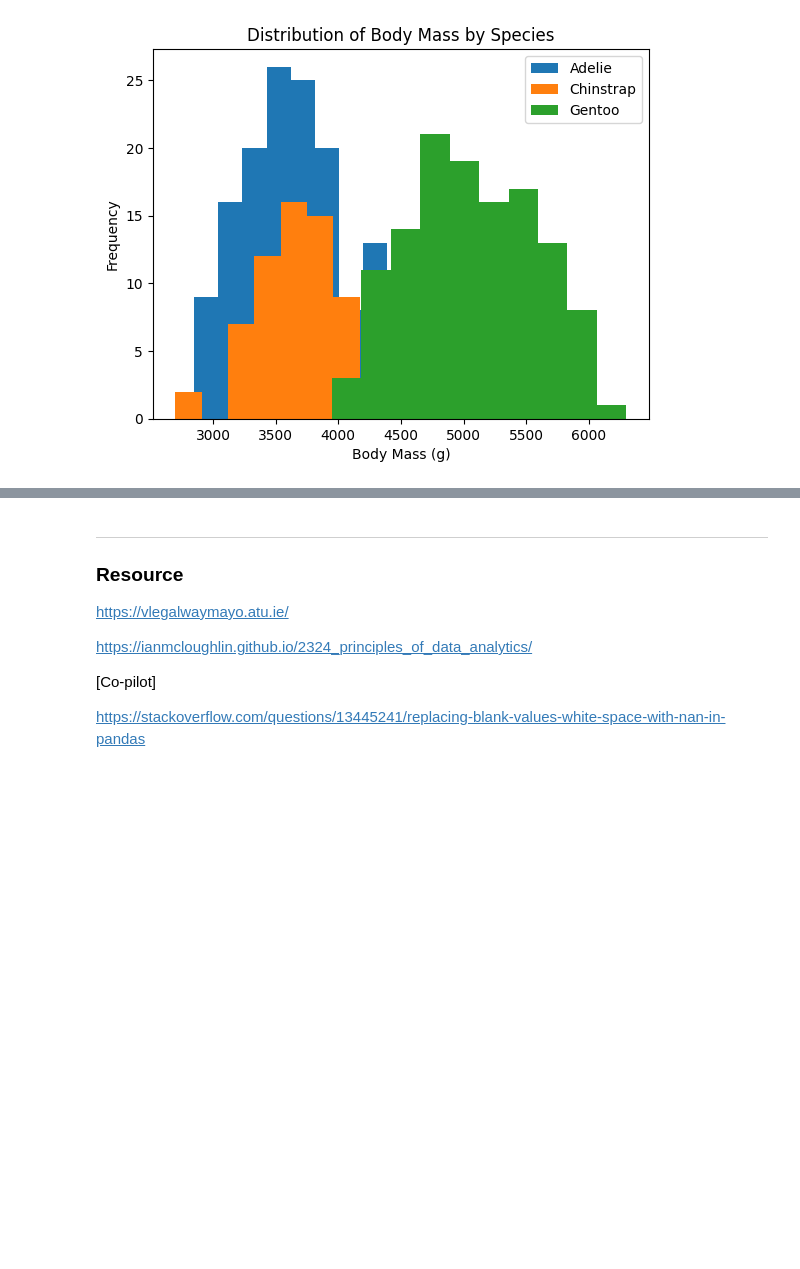
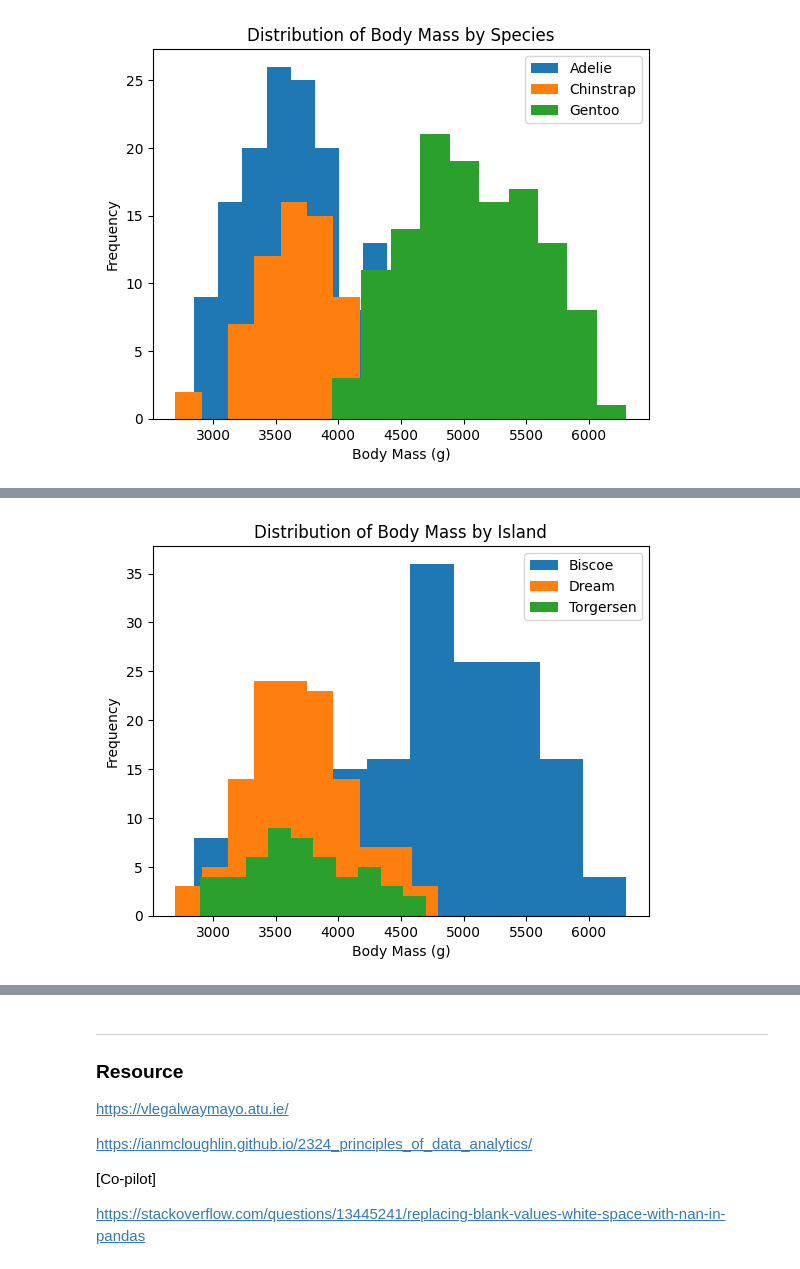
Before and after one commit to gusgoes/weekly-tasks, a Jupyter notebook: penguins.ipynb, the cells around one changed output, grey strips where cells are left out. Saved outputs shown, nothing was run; the diff lists cells and outputs as text; code cells hidden in the pictures; blank space fills up the shorter version.

```diff
--- a/penguins.ipynb
+++ b/penguins.ipynb
@@ -156,0 +200,9 @@ plt.show()
+# %%
+df.groupby('island')['body_mass_g'].plot(kind='hist', legend=True)
+plt.xlabel('Body Mass (g)')
+plt.ylabel('Frequency')
+plt.title('Distribution of Body Mass by Island')
+plt.savefig('island_mass.png')
+plt.show()
+# %% [output]
+[figure, added]
```
Also changed, not shown: parts of 5 cells of this notebook, 7 other files.
